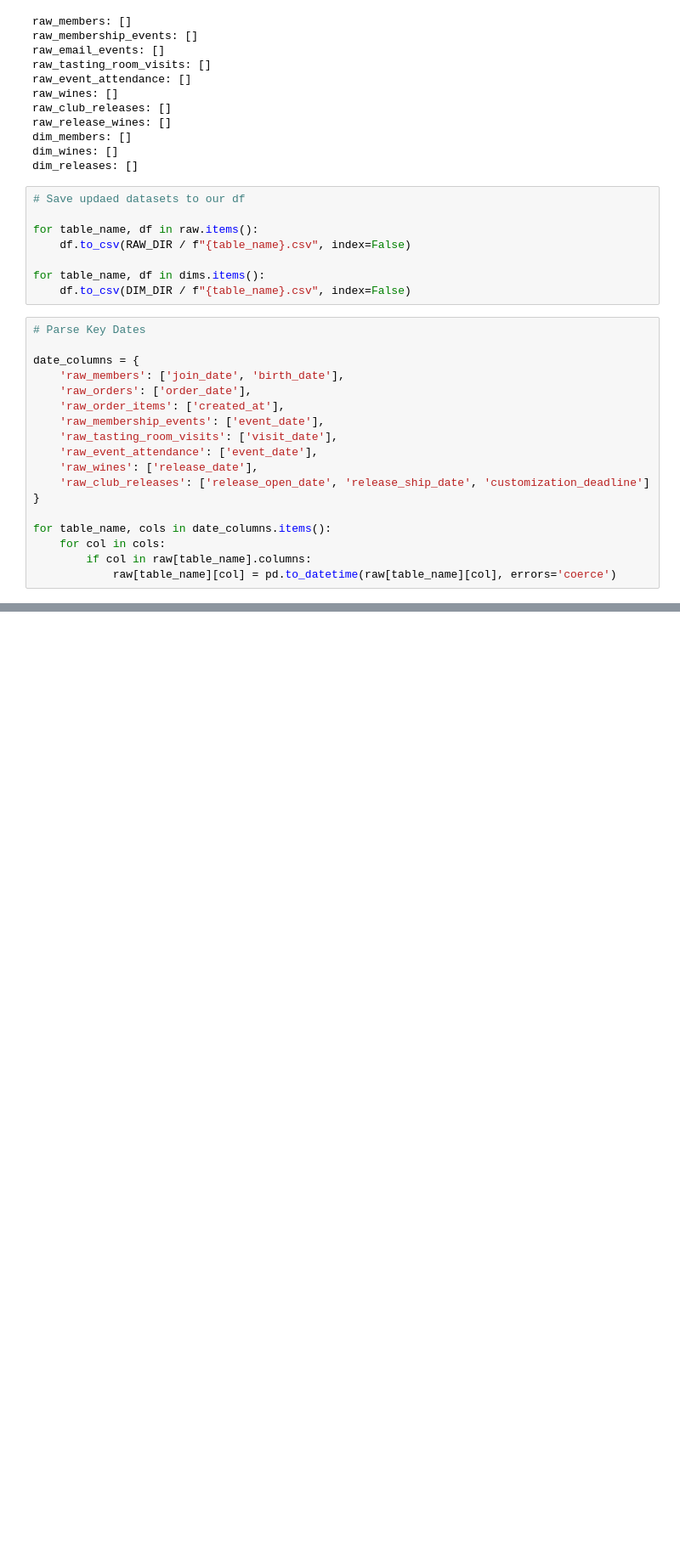
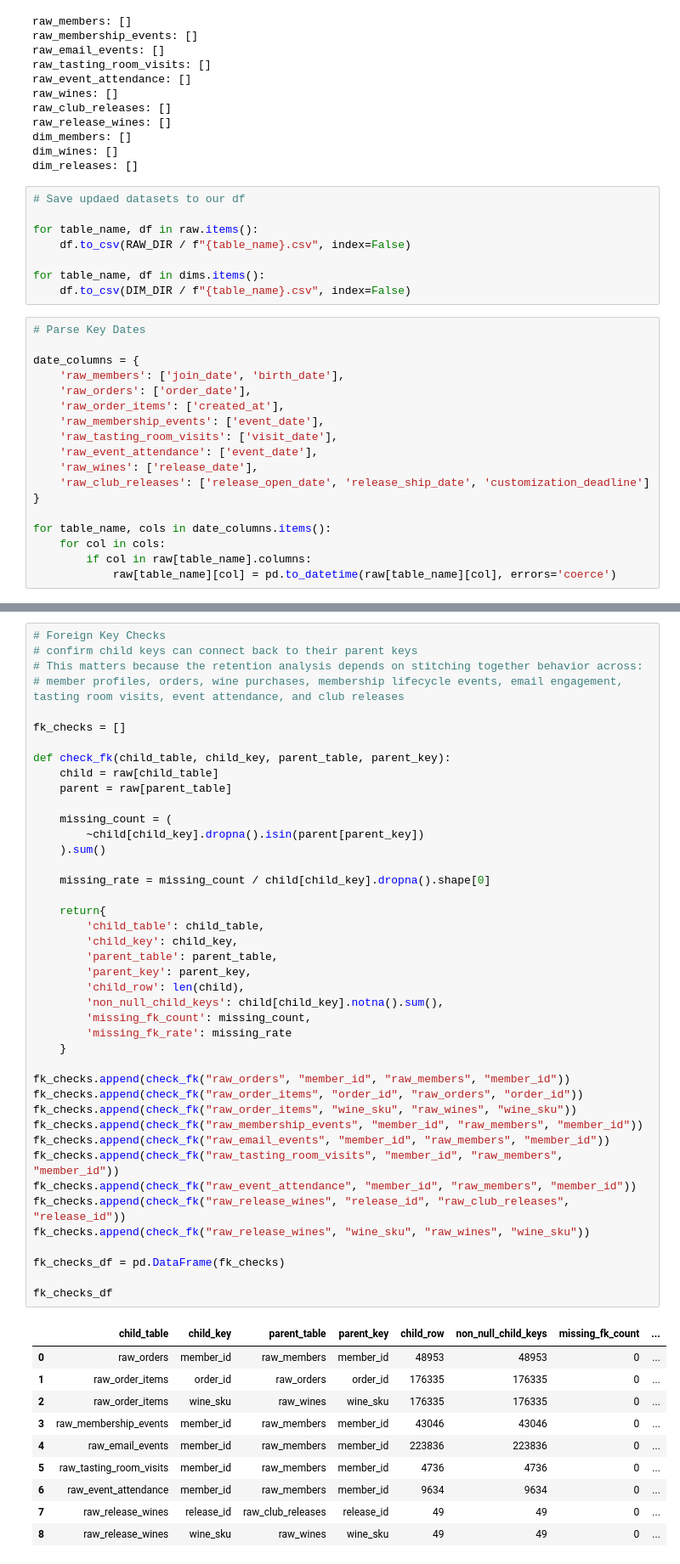
Before and after one commit to eddyk92/Bills-Bills-Bills-Churn-Analysis, a Jupyter notebook: notebooks/01_raw_data_audit.ipynb, the cells around one changed output, grey strips where cells are left out. Shown at 85% size. Cells and saved outputs as stored; diff of their text form; blank space fills up the shorter version.

```diff
--- a/notebooks/01_raw_data_audit.ipynb
+++ b/notebooks/01_raw_data_audit.ipynb
@@ -251,0 +284,53 @@ for table_name, cols in date_columns.items():
+# %%
+# Foreign Key Checks
+# confirm child keys can connect back to their parent keys
+# This matters because the retention analysis depends on stitching together behavior across:
+# member profiles, orders, wine purchases, membership lifecycle events, email engagement, tasting room visits, event attendance, and club releases
+
+fk_checks = []
+
+def check_fk(child_table, child_key, parent_table, parent_key):
+    child = raw[child_table]
+    parent = raw[parent_table]
+
+    missing_count = (
+        ~child[child_key].dropna().isin(parent[parent_key])
+    ).sum()
+
+    missing_rate = missing_count / child[child_key].dropna().shape[0]
+
+    return{
+        'child_table': child_table,
+        'child_key': child_key,
+        'parent_table': parent_table,
+        'parent_key': parent_key,
+        'child_row': len(child),
+        'non_null_child_keys': child[child_key].notna().sum(),
+        'missing_fk_count': missing_count,
+        'missing_fk_rate': missing_rate
+    }
+
+fk_checks.append(check_fk("raw_orders", "member_id", "raw_members", "member_id"))
+fk_checks.append(check_fk("raw_order_items", "order_id", "raw_orders", "order_id"))
+fk_checks.append(check_fk("raw_order_items", "wine_sku", "raw_wines", "wine_sku"))
+fk_checks.append(check_fk("raw_membership_events", "member_id", "raw_members", "member_id"))
+fk_checks.append(check_fk("raw_email_events", "member_id", "raw_members", "member_id"))
+fk_checks.append(check_fk("raw_tasting_room_visits", "member_id", "raw_members", "member_id"))
+fk_checks.append(check_fk("raw_event_attendance", "member_id", "raw_members", "member_id"))
+fk_checks.append(check_fk("raw_release_wines", "release_id", "raw_club_releases", "release_id"))
+fk_checks.append(check_fk("raw_release_wines", "wine_sku", "raw_wines", "wine_sku"))
+
+fk_checks_df = pd.DataFrame(fk_checks)
+
+fk_checks_df
+# %% [output]
+|  | child_table | child_key | parent_table | parent_key | child_row | non_null_child_keys | missing_fk_count | ... |
+| 0 | raw_orders | member_id | raw_members | member_id | 48953 | 48953 | 0 | ... |
+| 1 | raw_order_items | order_id | raw_orders | order_id | 176335 | 176335 | 0 | ... |
+| 2 | raw_order_items | wine_sku | raw_wines | wine_sku | 176335 | 176335 | 0 | ... |
+| 3 | raw_membership_events | member_id | raw_members | member_id | 43046 | 43046 | 0 | ... |
+| 4 | raw_email_events | member_id | raw_members | member_id | 223836 | 223836 | 0 | ... |
+| 5 | raw_tasting_room_visits | member_id | raw_members | member_id | 4736 | 4736 | 0 | ... |
+| 6 | raw_event_attendance | member_id | raw_members | member_id | 9634 | 9634 | 0 | ... |
+| 7 | raw_release_wines | release_id | raw_club_releases | release_id | 49 | 49 | 0 | ... |
+| 8 | raw_release_wines | wine_sku | raw_wines | wine_sku | 49 | 49 | 0 | ... |
```
Also changed, not shown: parts of 8 cells of this notebook.
